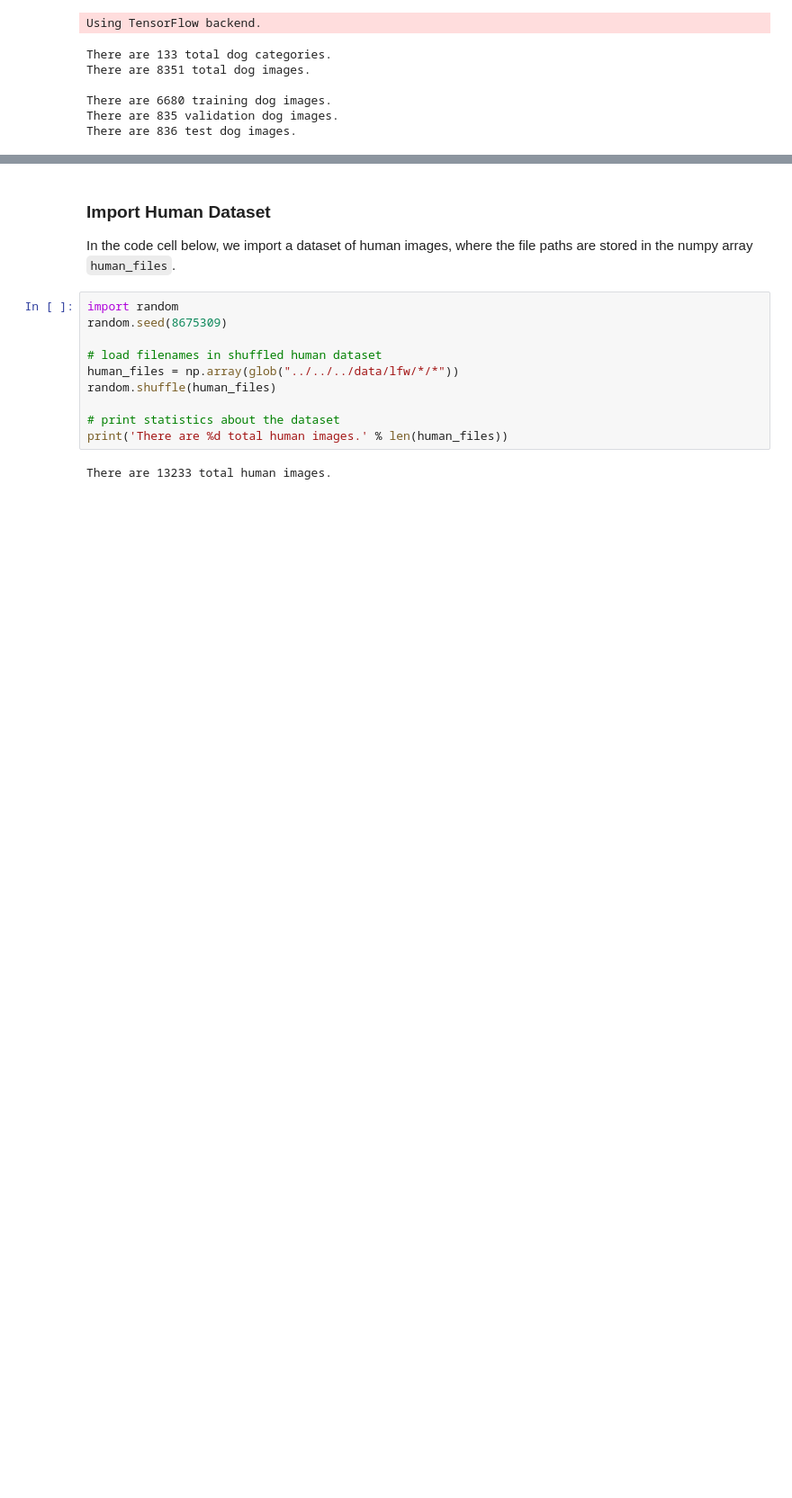
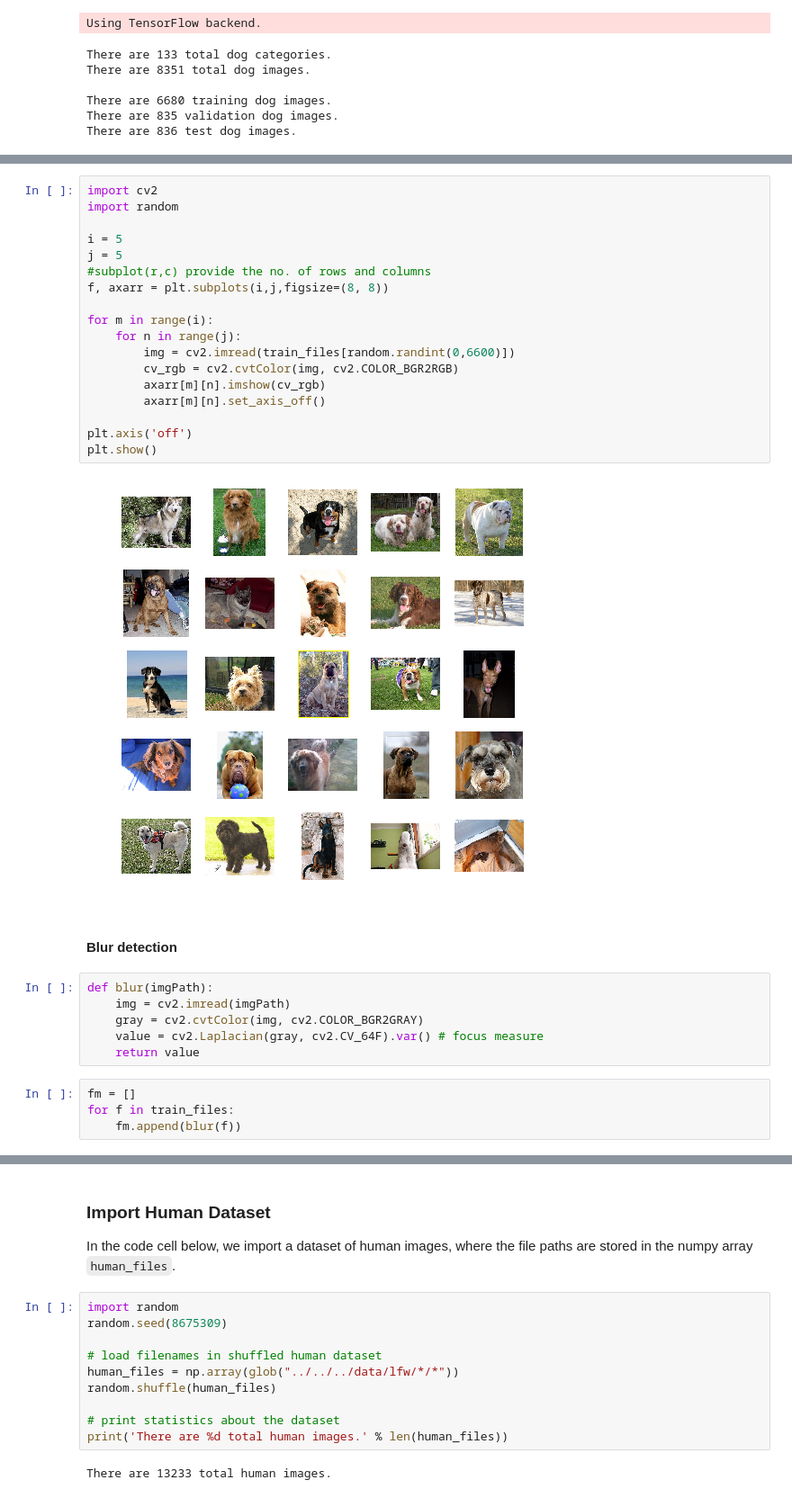
Before and after one commit to hc-psy/data-science-nano, a Jupyter notebook: Project 4 - Dog Breed Classification/dog_app.ipynb, the cells around one changed output, grey strips where cells are left out. Shown at 90% size. Saved outputs shown, nothing was run; the diff lists cells and outputs as text; blank space fills up the shorter version.

```diff
--- a/Project 4 - Dog Breed Classification/dog_app.ipynb
+++ b/Project 4 - Dog Breed Classification/dog_app.ipynb
@@ -93,0 +163,32 @@ There are 836 test dog images.
+# %%
+import cv2
+import random
+
+i = 5
+j = 5
+#subplot(r,c) provide the no. of rows and columns
+f, axarr = plt.subplots(i,j,figsize=(8, 8))
+
+for m in range(i):
+    for n in range(j):
+        img = cv2.imread(train_files[random.randint(0,6600)])
+        cv_rgb = cv2.cvtColor(img, cv2.COLOR_BGR2RGB)
+        axarr[m][n].imshow(cv_rgb)
+        axarr[m][n].set_axis_off()
+
+plt.axis('off')
+plt.show()
+# %% [output]
+[figure, added]
+# %% [markdown]
+#### Blur detection
+# %%
+def blur(imgPath):
+    img = cv2.imread(imgPath)
+    gray = cv2.cvtColor(img, cv2.COLOR_BGR2GRAY)
+    value = cv2.Laplacian(gray, cv2.CV_64F).var() # focus measure
+    return value
+# %%
+fm = []
+for f in train_files:
+    fm.append(blur(f))
```
Also changed, not shown: parts of 16 cells of this notebook, 1 other file.
